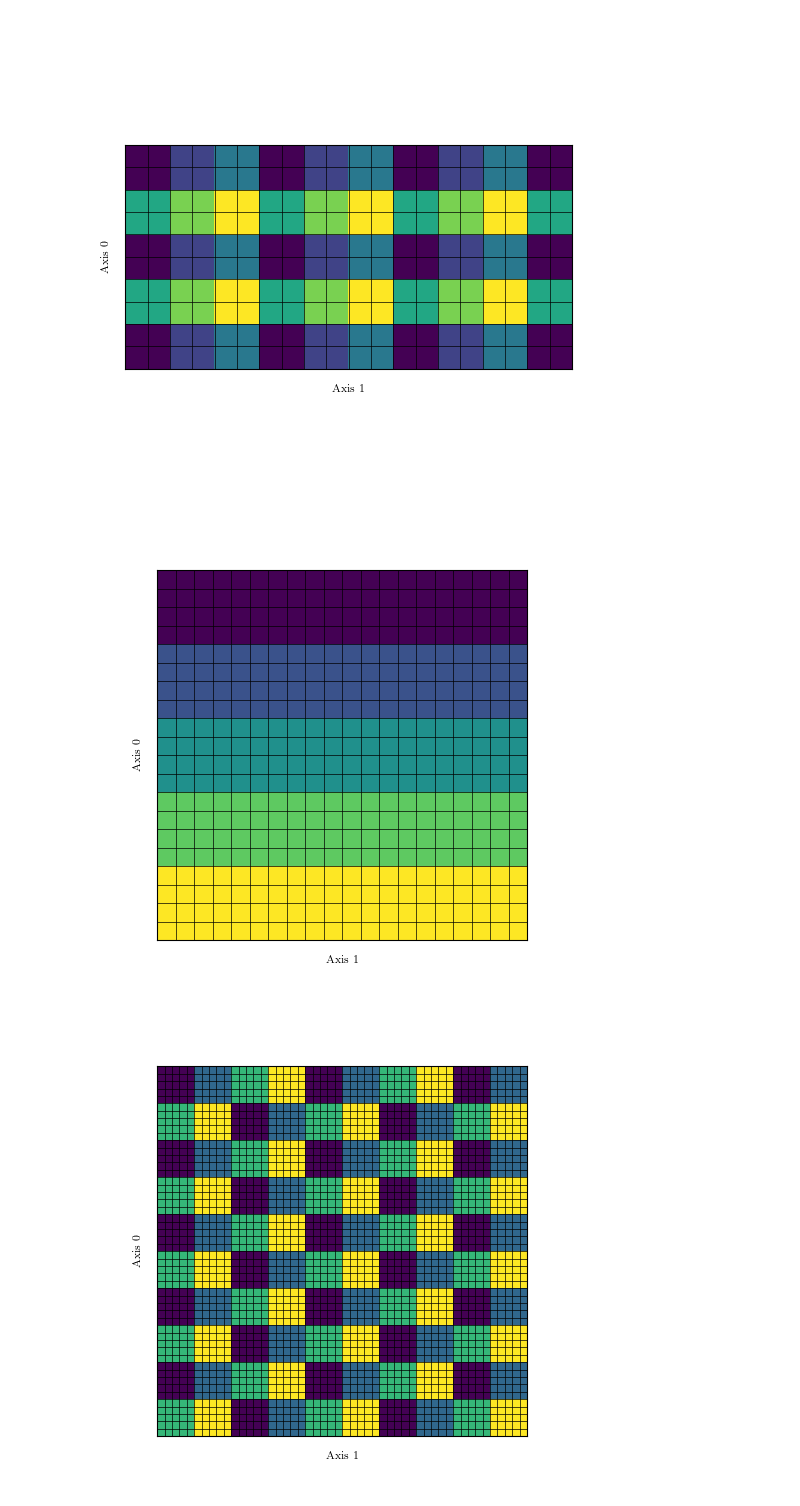
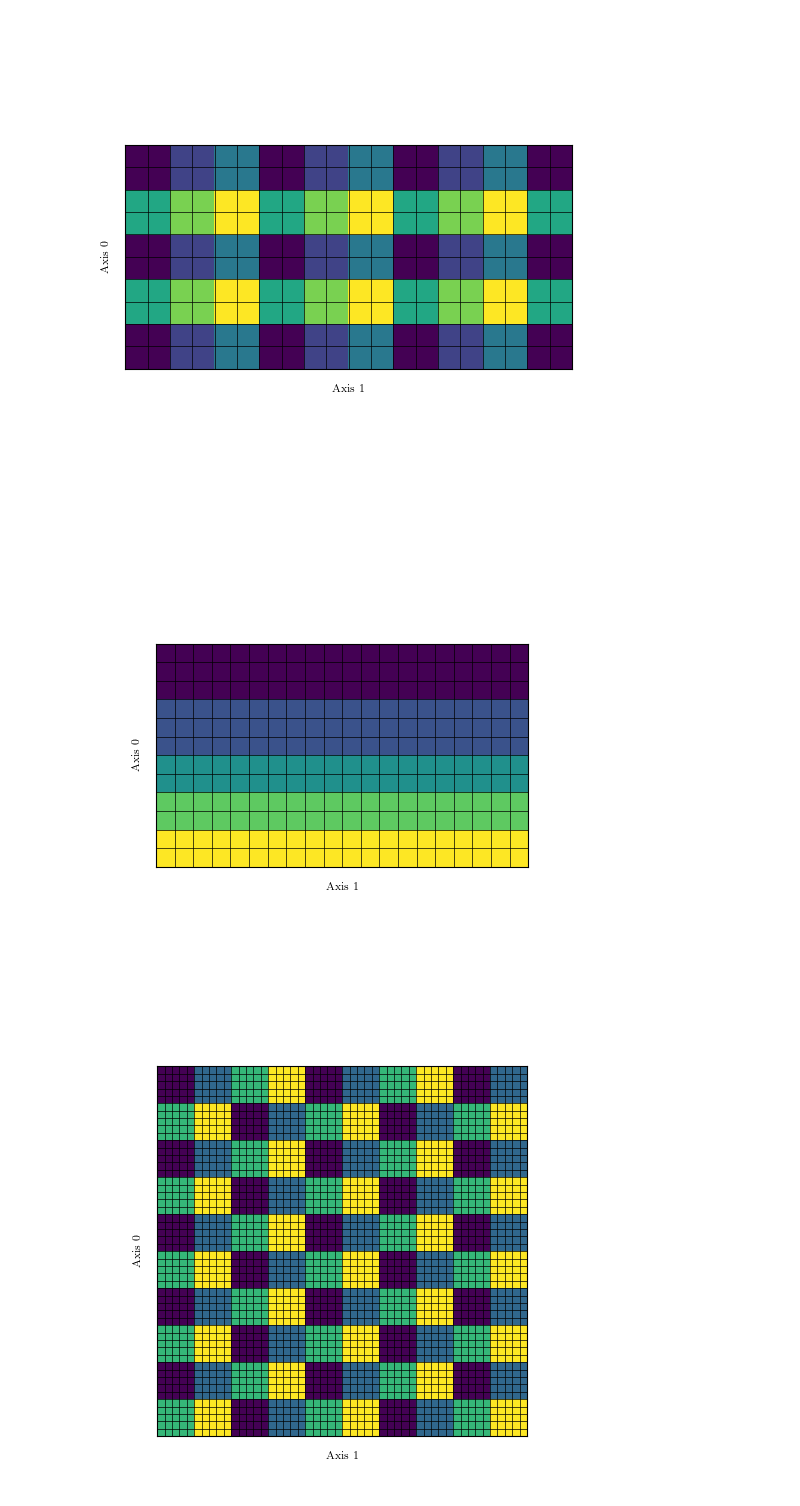
Before and after one commit to Helmholtz-AI-Energy/tensorcraft, a Jupyter notebook: notebooks/viz_basics.ipynb, the cells around one changed output. Saved outputs shown, nothing was run; the diff lists cells and outputs as text; code cells hidden in the pictures.

Commit message:
refactor: dist rename, better automatic slab dist

```diff
--- a/notebooks/viz_basics.ipynb
+++ b/notebooks/viz_basics.ipynb
@@ -95,12 +97,12 @@ draw2DTensor(fig.add_subplot(111), tensor, d)
 # %%
 %matplotlib widget
 fig = plt.figure()
 
-tensor = Tensor((20, 20))
-d = BlockDist(5, 0)
+tensor = Tensor((12, 20))
+d = SlabDist(5, 0,0)
 draw2DTensor(fig.add_subplot(111), tensor, d)
 # %% [output]
-[figure, old version]
+[figure, new version]
 # %%
 %matplotlib widget
 fig = plt.figure()
```
Also changed, not shown: parts of 7 cells of this notebook, 6 other files.
